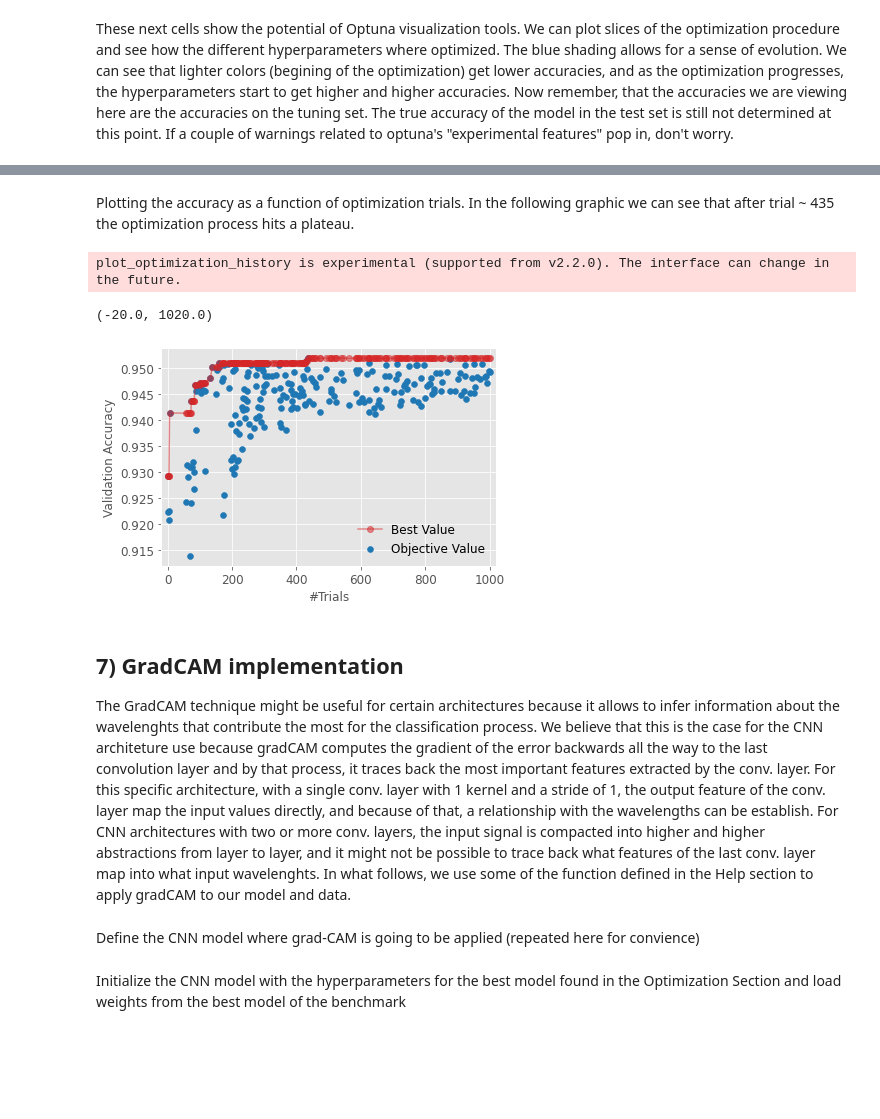
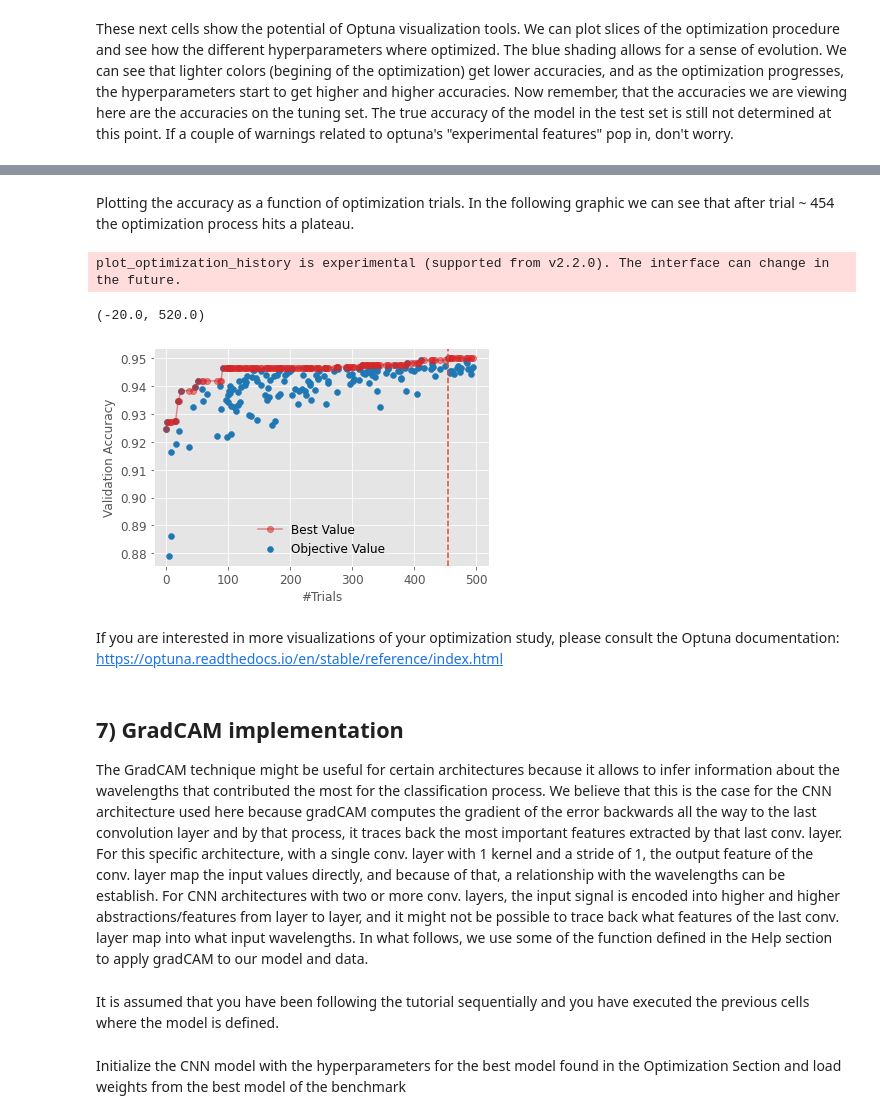
Before and after one commit to dario-passos/DeepLearning_for_VIS-NIR_Spectra, a Jupyter notebook: notebooks/Tutorial_on_DL_optimization/optimization_tutorial_classification.ipynb, the cells around one changed output, grey strips where cells are left out. Saved outputs shown, nothing was run; the diff lists cells and outputs as text; code cells hidden in the pictures; blank space fills up the shorter version.

```diff
--- a/notebooks/Tutorial_on_DL_optimization/optimization_tutorial_classification.ipynb
+++ b/notebooks/Tutorial_on_DL_optimization/optimization_tutorial_classification.ipynb
@@ -1227,4 +1191,4 @@ At any point we can stop the optimization and analyze the results obtained so fa
 # %%
-## Load saved final study
-study10B = optuna.study.load_study(storage="sqlite:///study10B.db", study_name="study10")
+## Load saved optimization study
+saved_study = optuna.study.load_study(storage="sqlite:///ClassStudy0.db", study_name="ClassStudy0")
 # %% [markdown]
@@ -1398,22 +1406,24 @@ array([<AxesSubplot:xlabel='batch_size', ylabel='Validation Accuracy'>,
 # %% [markdown]
-Plotting the accuracy as a function of optimization trials. In the following graphic we can see that after trial ~ 435 the optimization process hits a plateau.
+Plotting the accuracy as a function of optimization trials. In the following graphic we can see that after trial ~ 454 the optimization process hits a plateau.
 # %%
-optuna.visualization.matplotlib.plot_optimization_history(study10B)
+optuna.visualization.matplotlib.plot_optimization_history(ClassStudy0)
 plt.title('')
+plt.axvline(454, ls='dashed')
 plt.ylabel('Validation Accuracy')
 plt.legend(frameon=False)
-plt.xlim(-20,1020)
+plt.xlim(-20,520)
 # plt.yscale('logit')
 # plt.show()
 # plt.savefig("optimization_history.eps",format='eps',bbox_inches = 'tight', pad_inches = 0)
 # %% [output]
 plot_optimization_history is experimental (supported from v2.2.0). The interface can change in the future.
-(-20.0, 1020.0)
+(-20.0, 520.0)
-[figure, old version]
+[figure, new version]
+# %% [markdown]
+If you are interested in more visualizations of your optimization study, please consult the Optuna documentation:<br>
+<url>https://optuna.readthedocs.io/en/stable/reference/index.html</url>
 # %% [markdown]
 ## 7) GradCAM implementation
 
-The GradCAM technique might be useful for certain architectures because it allows to infer information about the wavelenghts that contribute the most for the classification process. We believe that this is the case for the CNN architeture use because gradCAM computes the gradient of the error backwards all the way to the last convolution layer and by that process, it traces back the most important features extracted by the conv. layer. For this specific architecture, with a single conv. layer with 1 kernel and a stride of 1, the output feature of the conv. layer map the input values directly, and because of that, a relationship with the wavelengths can be establish. For CNN architectures with two or more conv. layers, the input signal is compacted into higher and higher abstractions from layer to layer, and it might not be possible to trace back what features of the last conv. layer map into what input wavelenghts.
+The GradCAM technique might be useful for certain architectures because it allows to infer information about the wavelengths that contributed the most for the classification process. We believe that this is the case for the CNN architecture used here because gradCAM computes the gradient of the error backwards all the way to the last convolution layer and by that process, it traces back the most important features extracted by that last conv. layer. For this specific architecture, with a single conv. layer with 1 kernel and a stride of 1, the output feature of the conv. layer map the input values directly, and because of that, a relationship with the wavelengths can be establish. For CNN architectures with two or more conv. layers, the input signal is encoded into higher and higher abstractions/features from layer to layer, and it might not be possible to trace back what features of the last conv. layer map into what input wavelengths.
 In what follows, we use some of the function defined in the Help section to apply gradCAM to our model and data.
-# %% [markdown]
-Define the CNN model where grad-CAM is going to be applied (repeated here for convience)
@@ -1469,3 +1430,5 @@ def create_model2(num_FC_layers, num_FC_units, filter_size, DROPOUT, reg_beta):
+# %% [markdown]
+It is assumed that you have been following the tutorial sequentially and you have executed the previous cells where the model is defined.
 # %% [markdown]
 Initialize the CNN model with the hyperparameters for the best model found in the Optimization Section and load weights from the best model of the benchmark
 # %%
```
Also changed, not shown: parts of 58 cells of this notebook, 54 other files.
